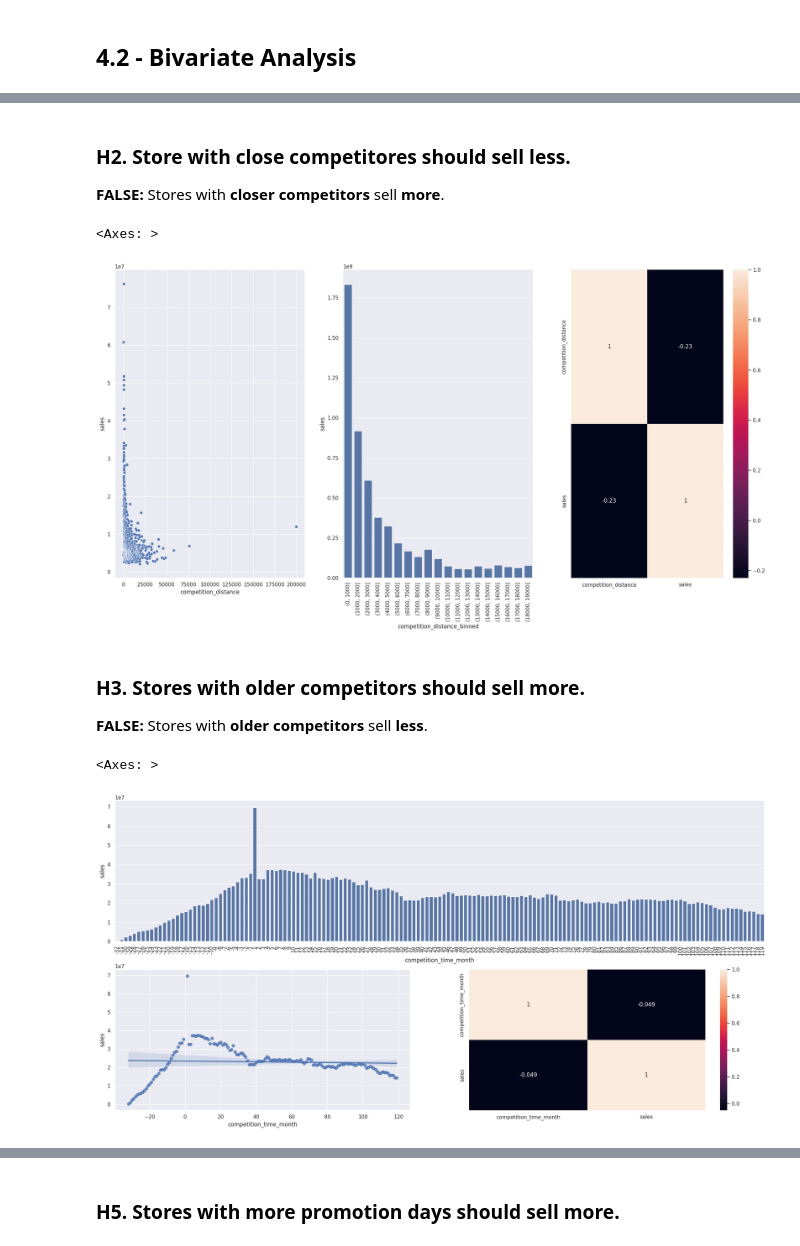
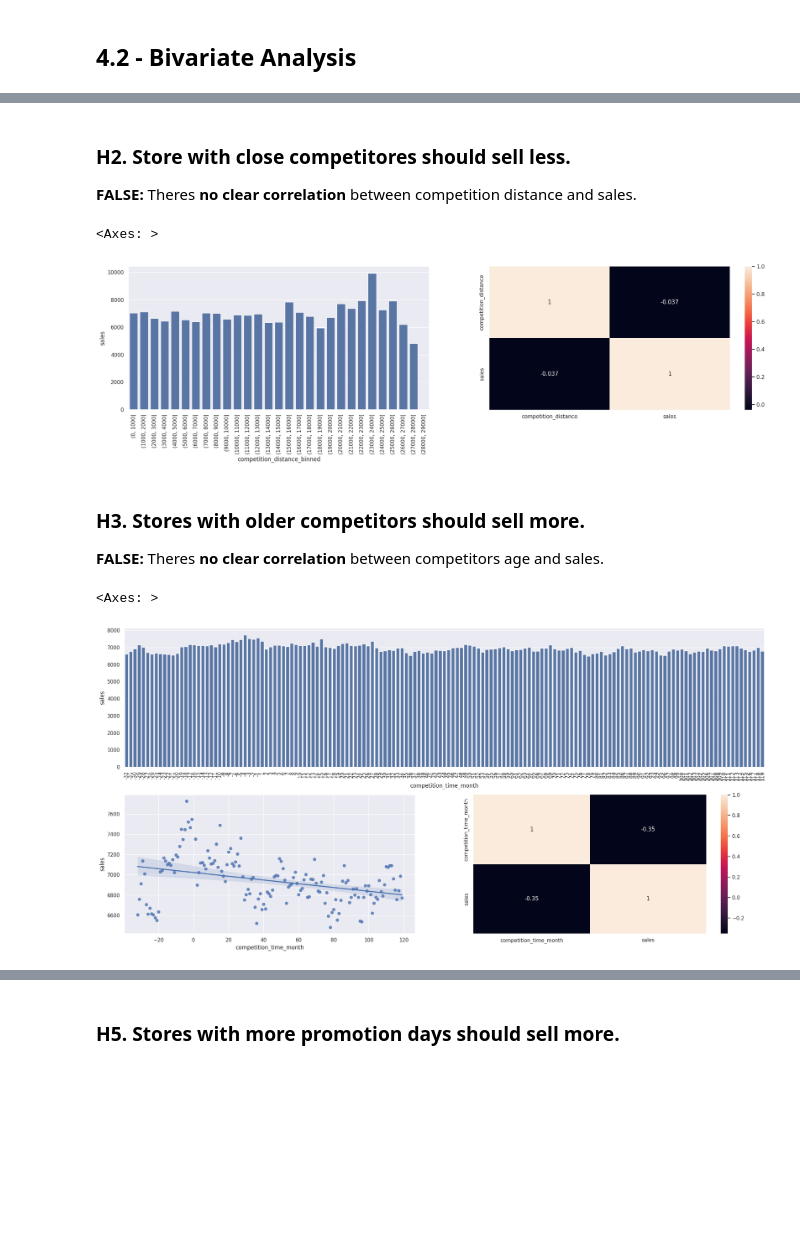
Before and after one commit to eliasbatistasouza/rossmann_sales, a Jupyter notebook: notebooks/001-EDA-ebs.ipynb, the cells around one changed output, grey strips where cells are left out. Drawn from its saved outputs; the diff is of its cells as text; code cells hidden in the pictures; blank space fills up the shorter version.

```diff
--- a/notebooks/001-EDA-ebs.ipynb
+++ b/notebooks/001-EDA-ebs.ipynb
@@ -1058,44 +1059,41 @@ aux3.pivot(index="year_week", columns="assortment", values="sales").plot()
 [figure]
 # %% [markdown]
 ### **H2.** Store with close competitores should sell less.
-**FALSE:** Stores with **closer competitors** sell **more**.
+**FALSE:** Theres **no clear correlation** between competition distance and sales.
 # %%
 aux1 = (
     df4.loc[:, ["competition_distance", "sales"]]
     .groupby(["competition_distance"])
-    .sum()
+    .mean()
     .reset_index()
 )
 
-plt.subplot(1, 3, 1)
-sns.scatterplot(x="competition_distance", y="sales", data=aux1)
-
-plt.subplot(1, 3, 2)
-bins = list(np.arange(0, 20000, 1000))
+plt.subplot(2, 2, 1)
+bins = list(np.arange(0, 30000, 1000))
 aux2 = aux1.copy()
 aux2["competition_distance_binned"] = pd.cut(aux1["competition_distance"], bins=bins)
 aux3 = (
     aux2.loc[:, ["competition_distance_binned", "sales"]]
     .groupby(["competition_distance_binned"])
-    .sum()
+    .mean()
     .reset_index()
 )
 sns.barplot(x="competition_distance_binned", y="sales", data=aux3)
 plt.xticks(rotation=90)
 
-plt.subplot(1, 3, 3)
+plt.subplot(2, 2, 2)
 sns.heatmap(aux1.corr(method="pearson"), annot=True)
 # %% [output]
 <Axes: >
-[figure, old version]
+[figure, new version]
 # %% [markdown]
 ### **H3.** Stores with older competitors should sell more.
-**FALSE:** Stores with **older competitors** sell **less**.
+**FALSE:** Theres **no clear correlation** between competitors age and sales.
 # %%
 aux1 = (
     df4.loc[:, ["competition_time_month", "sales"]]
     .groupby(["competition_time_month"])
-    .sum()
+    .mean()
     .reset_index()
 )
 
@@ -1116,6 +1114,6 @@ plt.subplot(grid[1, 1])
 sns.heatmap(aux2.corr(method="pearson"), annot=True)
 # %% [output]
 <Axes: >
-[figure, old version]
+[figure, new version]
 # %% [markdown]
 ### **H4.** Stores with longer active promotions should sell more.
```
Also changed, not shown: parts of 26 cells of this notebook, 2 other files.
